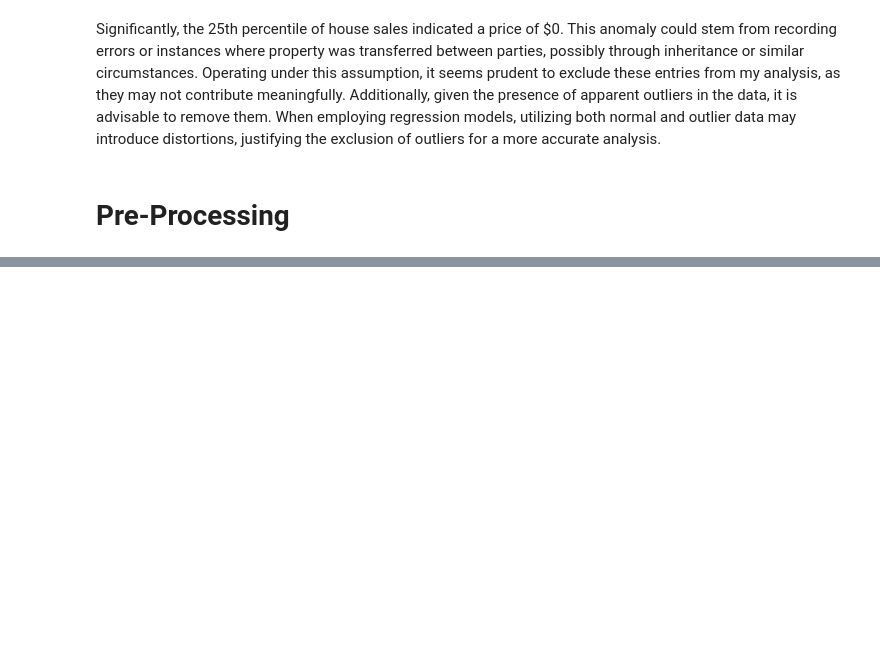
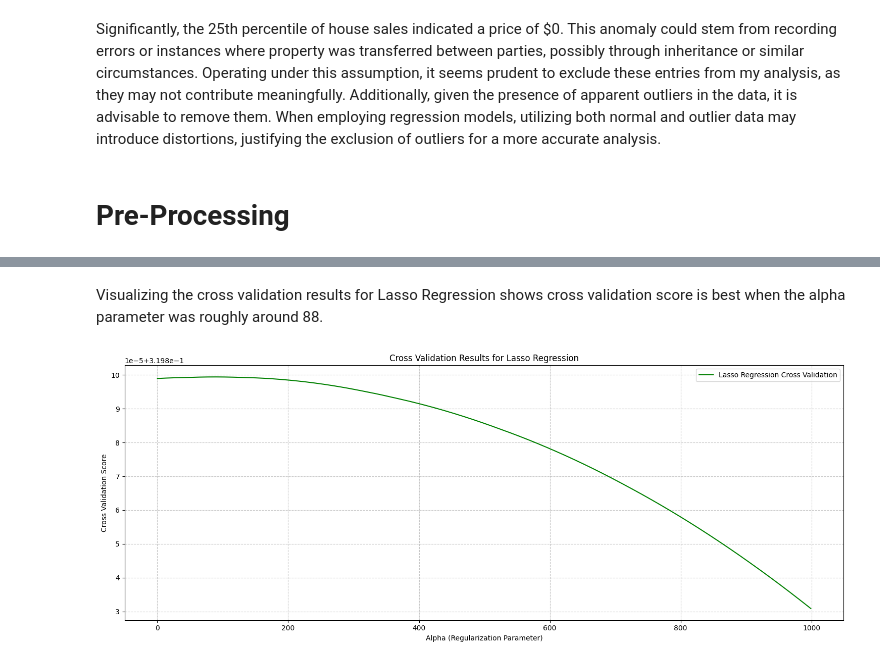
Before and after one commit to AbidAzad/ECE-443-Final-Term-Project, a Jupyter notebook: BrooklynHomeSales/AlphaPulse_Dataset1.ipynb, the cells around one changed output, grey strips where cells are left out. Saved outputs shown, nothing was run; the diff lists cells and outputs as text; code cells hidden in the pictures; blank space fills up the shorter version.

```diff
--- a/BrooklynHomeSales/AlphaPulse_Dataset1.ipynb
+++ b/BrooklynHomeSales/AlphaPulse_Dataset1.ipynb
@@ -163,0 +423,17 @@ brooklynHomeSalesDataset[numerical_columns] = brooklynHomeSalesDataset[numerical
+# %% [markdown]
+Visualizing the cross validation results for Lasso Regression shows cross validation score is best when the alpha parameter was roughly around 88.
+# %%
+# Set figure size
+plt.rcParams["figure.figsize"] = (15, 6)
+
+# Plotting Cross Validation Results for Lasso Regression
+plt.title("Cross Validation Results for Lasso Regression")
+plt.plot(alphas_lasso, cross_val_scores_lasso, label="Lasso Regression Cross Validation", color='green')
+plt.legend(loc='upper right')
+plt.xlabel('Alpha (Regularization Parameter)')
+plt.ylabel('Cross Validation Score')
+plt.grid(True, linestyle='--', alpha=0.7)
+plt.tight_layout()
+plt.show()
+# %% [output]
+[figure, added]
```
Also changed, not shown: parts of 50 cells of this notebook.
